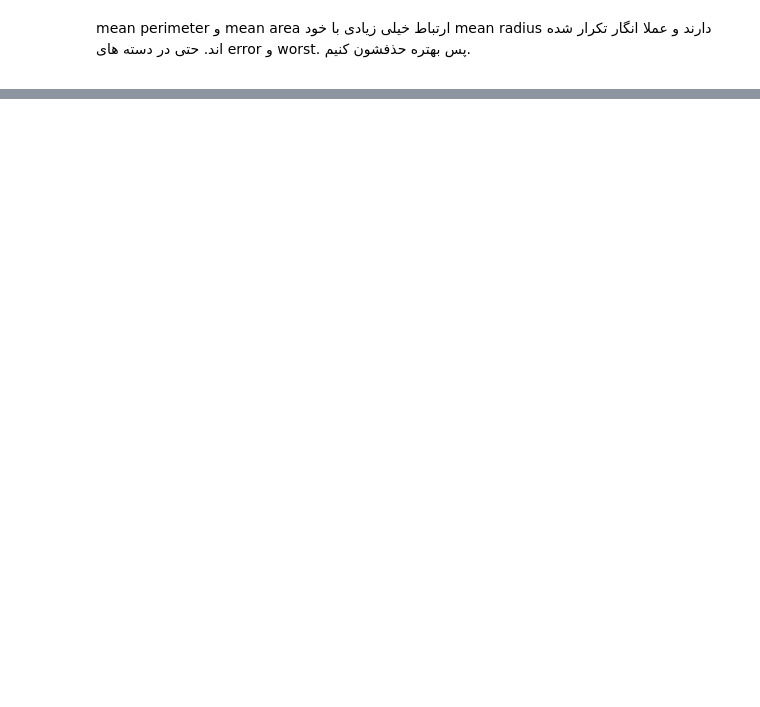
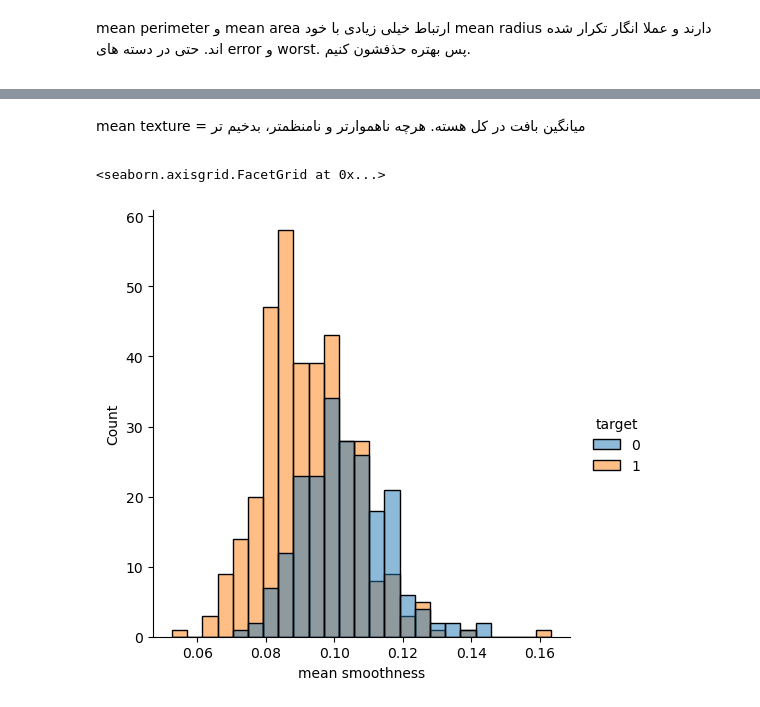
Before and after one commit to AliMHD1377/Personal-projects, a Jupyter notebook: Visualization/Breast Cancer-viz.ipynb, the cells around one changed output, grey strips where cells are left out. Drawn from its saved outputs; the diff is of its cells as text; code cells hidden in the pictures; blank space fills up the shorter version.

```diff
--- a/Visualization/Breast Cancer-viz.ipynb
+++ b/Visualization/Breast Cancer-viz.ipynb
@@ -138,0 +157,13 @@ mean perimeter و mean area ارتباط خیلی زیادی با خود mean ra
+# %% [markdown]
+<div dir='rtl'>
+
+mean texture = میانگین بافت در کل هسته. هرچه ناهموارتر و نامنظمتر، بدخیم تر
+# %%
+sns.displot(
+    data=df,
+    x='mean smoothness',
+    hue='target'
+)
+# %% [output]
+<seaborn.axisgrid.FacetGrid at 0x...>
+[figure, added]
```
Also changed, not shown: parts of 25 cells of this notebook, 1 other file.
